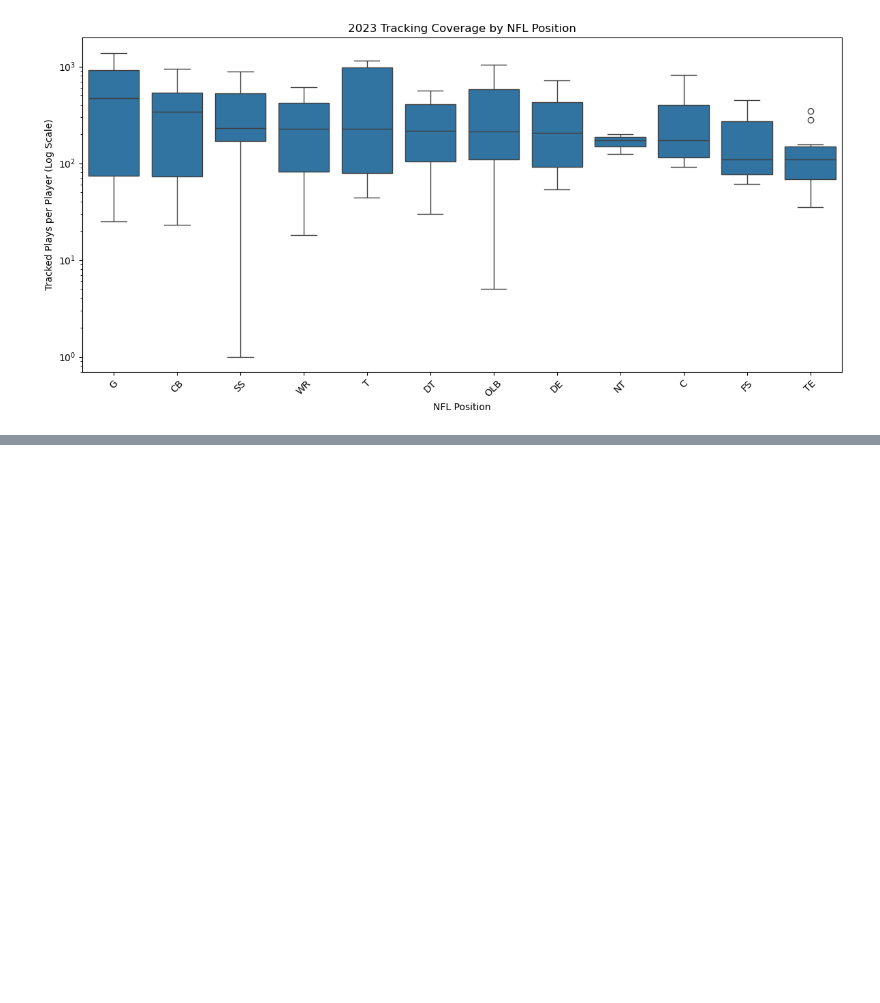
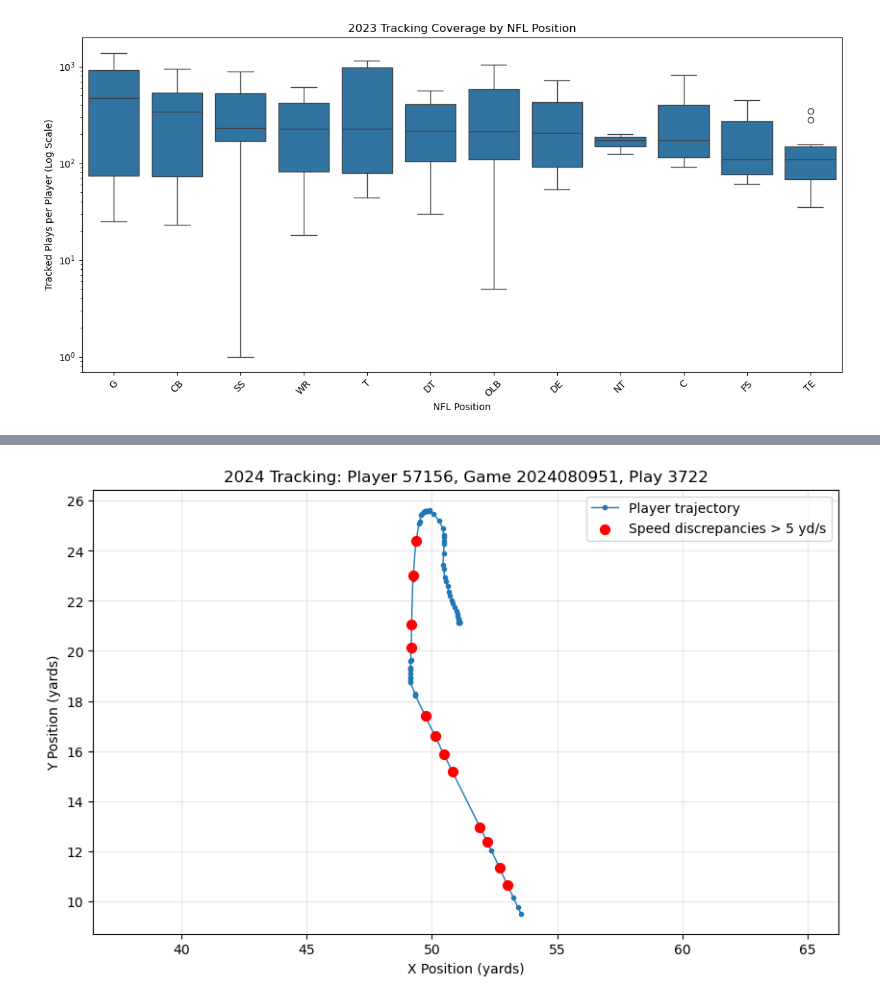
Before and after one commit to psperduto/NFL_Combine_Project, a Jupyter notebook: notebooks/01_data_audit.ipynb, the cells around one changed output, grey strips where cells are left out. Saved outputs shown, nothing was run; the diff lists cells and outputs as text; code cells hidden in the pictures; blank space fills up the shorter version.

Commit message:
Complete data audit and tracking validation

```diff
--- a/notebooks/01_data_audit.ipynb
+++ b/notebooks/01_data_audit.ipynb
@@ -1592,0 +1595,15 @@ plt.show()
+# %%
+import time
+
+start = time.time()
+
+game_tracking_2024 = pd.read_csv(
+    RAW_DATA_DIR / "game_tracking_2024.csv"
+)
+
+print("Shape:", game_tracking_2024.shape)
+print("Memory (MB):", round(game_tracking_2024.memory_usage(deep=True).sum() / 1e6, 2))
+print("Load time (seconds):", round(time.time() - start, 2))
+
+display(game_tracking_2024.head())
+display(game_tracking_2024.dtypes)
@@ -1592,0 +2208,32 @@ plt.show()
+# %%
+import matplotlib.pyplot as plt
+
+plt.figure(figsize=(10, 6))
+
+plt.plot(
+    player_play["x"],
+    player_play["y"],
+    marker="o",
+    markersize=3,
+    linewidth=1,
+    label="Player trajectory"
+)
+
+plt.scatter(
+    anomaly_rows["x"],
+    anomaly_rows["y"],
+    color="red",
+    s=50,
+    label="Speed discrepancies > 5 yd/s",
+    zorder=3
+)
+
+plt.xlabel("X Position (yards)")
+plt.ylabel("Y Position (yards)")
+plt.title("2024 Tracking: Player 57156, Game 2024080951, Play 3722")
+plt.legend()
+plt.grid(alpha=0.3)
+plt.axis("equal")
+plt.show()
+# %% [output]
+[figure, added]
```
Also changed, not shown: parts of 73 cells of this notebook.
